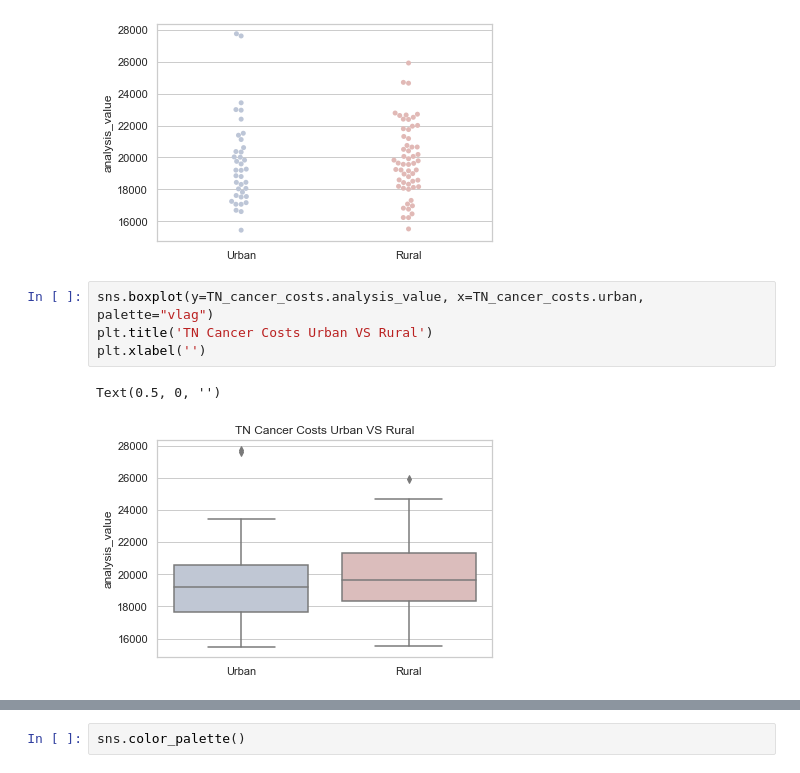
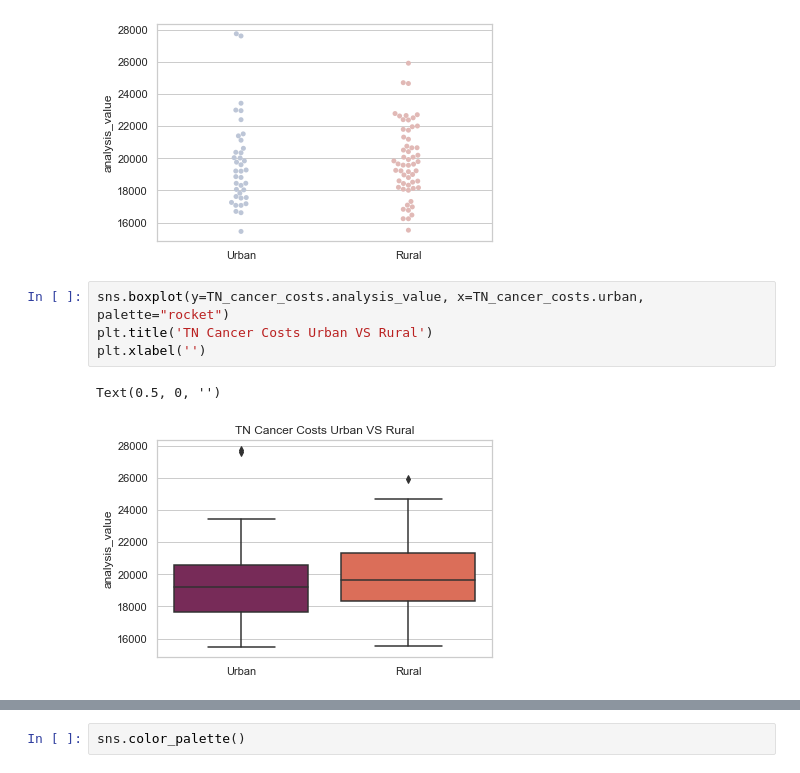
Before and after one commit to TataKavlash/data-science-essentials-3, a Jupyter notebook: notebooks/Assignment_Tata.ipynb, the cells around one changed output, grey strips where cells are left out. Drawn from its saved outputs; the diff is of its cells as text.

```diff
--- a/notebooks/Assignment_Tata.ipynb
+++ b/notebooks/Assignment_Tata.ipynb
@@ -400,12 +424,12 @@ plt.xlabel('')
 Text(0.5, 0, '')
 [figure]
 # %%
-sns.boxplot(y=TN_cancer_costs.analysis_value, x=TN_cancer_costs.urban, palette="vlag")
+sns.boxplot(y=TN_cancer_costs.analysis_value, x=TN_cancer_costs.urban, palette="rocket")
 plt.title('TN Cancer Costs Urban VS Rural')
 plt.xlabel('')
 # %% [output]
 Text(0.5, 0, '')
-[figure, old version]
+[figure, new version]
 # %%
 sns.swarmplot(x=TN_ha_costs.urban, y = TN_ha_costs.analysis_value, palette="vlag");
 plt.xlabel('')
```
Also changed, not shown: parts of 41 cells of this notebook.
